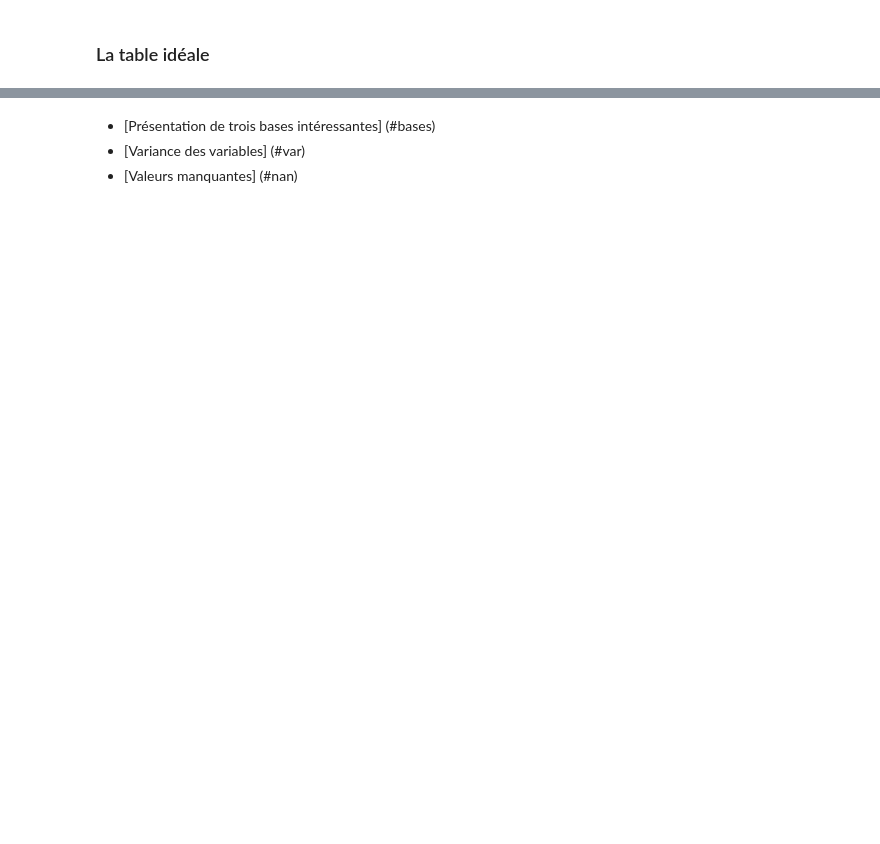
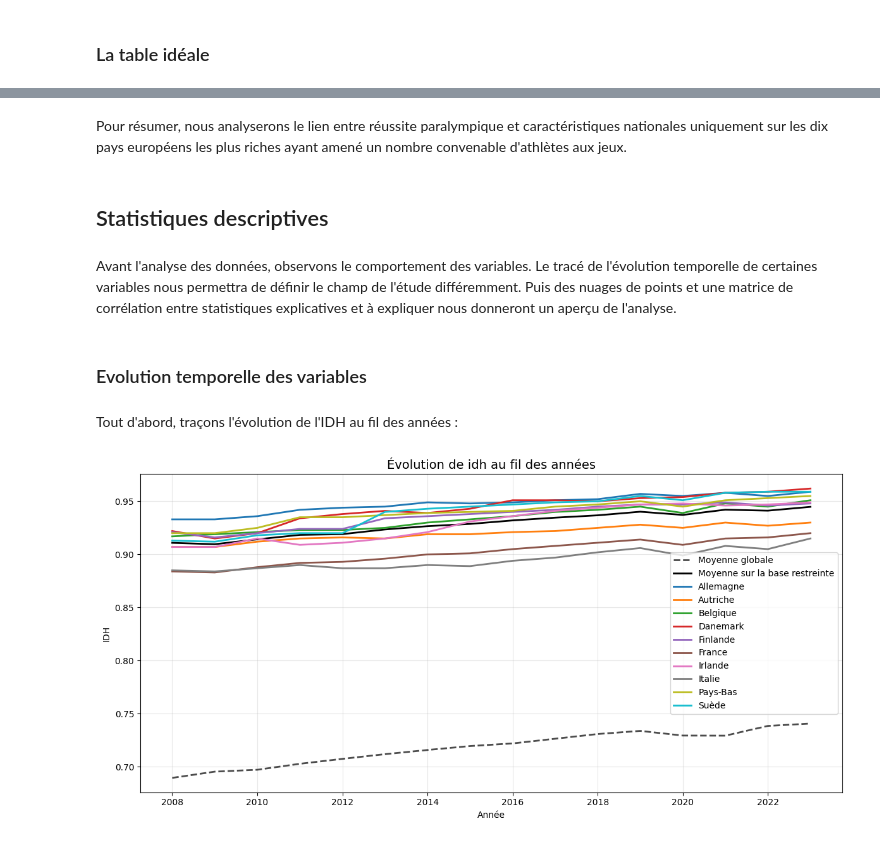
Before and after one commit to Eloi-du-77/Projet-Python, a Jupyter notebook: Notebook.ipynb, the cells around one changed output, grey strips where cells are left out. Saved outputs shown, nothing was run; the diff lists cells and outputs as text; code cells hidden in the pictures; blank space fills up the shorter version.

```diff
--- a/Notebook.ipynb
+++ b/Notebook.ipynb
@@ -650,4 +649,21 @@ plt.show()
-# %% [markdown]
-  - [Présentation de trois bases intéressantes] (#bases)
-  - [Variance des variables] (#var)
-  - [Valeurs manquantes] (#nan)
+# %% [markdown]
+Pour résumer, nous analyserons le lien entre réussite paralympique et caractéristiques nationales uniquement sur les dix pays européens les plus riches ayant amené un nombre convenable d'athlètes aux jeux.
+# %%
+df=df_top_10_sans_NaN
+# %% [markdown]
+<a id="stat_desc"></a>
+## Statistiques descriptives
+# %% [markdown]
+Avant l'analyse des données, observons le comportement des variables. Le tracé de l'évolution temporelle de certaines variables nous permettra de définir le champ de l'étude différemment. Puis des nuages de points et une matrice de corrélation entre statistiques explicatives et à expliquer nous donneront un aperçu de l'analyse.
+# %% [markdown]
+<a id="evolution"></a>
+### Evolution temporelle des variables
+# %% [markdown]
+Tout d'abord, traçons l'évolution de l'IDH au fil des années :
+# %%
+from statistiques_descriptives.evolution import plot_evolution
+
+
+plot_evolution(df,'idh',(df['pays'].unique()),nom_axe = 'IDH', moyenne=True, df_all=df_tous_pays)
+# %% [output]
+[figure, added]
```
Also changed, not shown: parts of 32 cells of this notebook, 11 other files.
